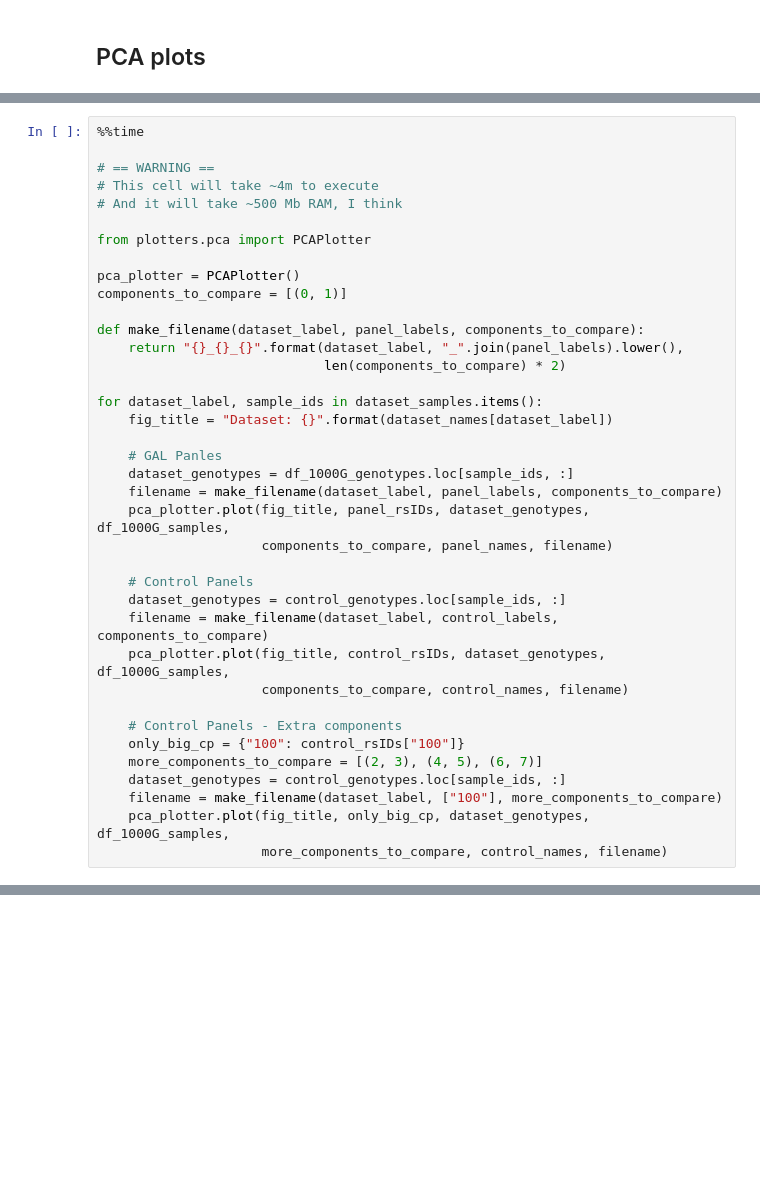
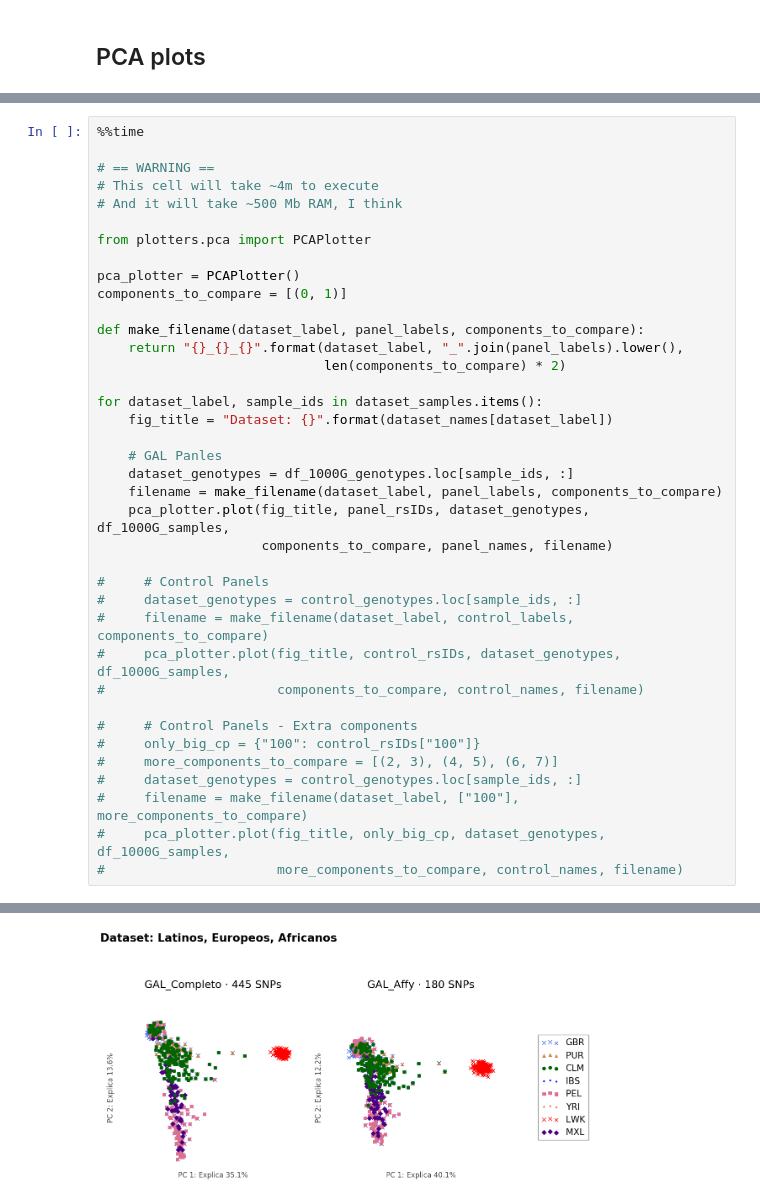
Before and after one commit to jmberros/tesina, a Jupyter notebook: tesina__PCA.ipynb, the cells around one changed output, grey strips where cells are left out. Saved outputs shown, nothing was run; the diff lists cells and outputs as text; blank space fills up the shorter version.

Commit message:
WIP fixing the dataset missing IBS problem

```diff
--- a/tesina__PCA.ipynb
+++ b/tesina__PCA.ipynb
@@ -101,17 +108,17 @@ for dataset_label, sample_ids in dataset_samples.items():
     pca_plotter.plot(fig_title, panel_rsIDs, dataset_genotypes, df_1000G_samples,
                      components_to_compare, panel_names, filename)
 
-    # Control Panels
-    dataset_genotypes = control_genotypes.loc[sample_ids, :]
-    filename = make_filename(dataset_label, control_labels, components_to_compare)
-    pca_plotter.plot(fig_title, control_rsIDs, dataset_genotypes, df_1000G_samples,
-                     components_to_compare, control_names, filename)
+#     # Control Panels
+#     dataset_genotypes = control_genotypes.loc[sample_ids, :]
+#     filename = make_filename(dataset_label, control_labels, components_to_compare)
+#     pca_plotter.plot(fig_title, control_rsIDs, dataset_genotypes, df_1000G_samples,
+#                      components_to_compare, control_names, filename)
 
-    # Control Panels - Extra components
-    only_big_cp = {"100": control_rsIDs["100"]}
-    more_components_to_compare = [(2, 3), (4, 5), (6, 7)]
-    dataset_genotypes = control_genotypes.loc[sample_ids, :]
-    filename = make_filename(dataset_label, ["100"], more_components_to_compare)
-    pca_plotter.plot(fig_title, only_big_cp, dataset_genotypes, df_1000G_samples,
-                     more_components_to_compare, control_names, filename)
+#     # Control Panels - Extra components
+#     only_big_cp = {"100": control_rsIDs["100"]}
+#     more_components_to_compare = [(2, 3), (4, 5), (6, 7)]
+#     dataset_genotypes = control_genotypes.loc[sample_ids, :]
+#     filename = make_filename(dataset_label, ["100"], more_components_to_compare)
+#     pca_plotter.plot(fig_title, only_big_cp, dataset_genotypes, df_1000G_samples,
+#                      more_components_to_compare, control_names, filename)
 # %% [output]
@@ -129,0 +125 @@ for dataset_label, sample_ids in dataset_samples.items():
+[figure, added]
```
Also changed, not shown: parts of 7 cells of this notebook, 5 other files.
